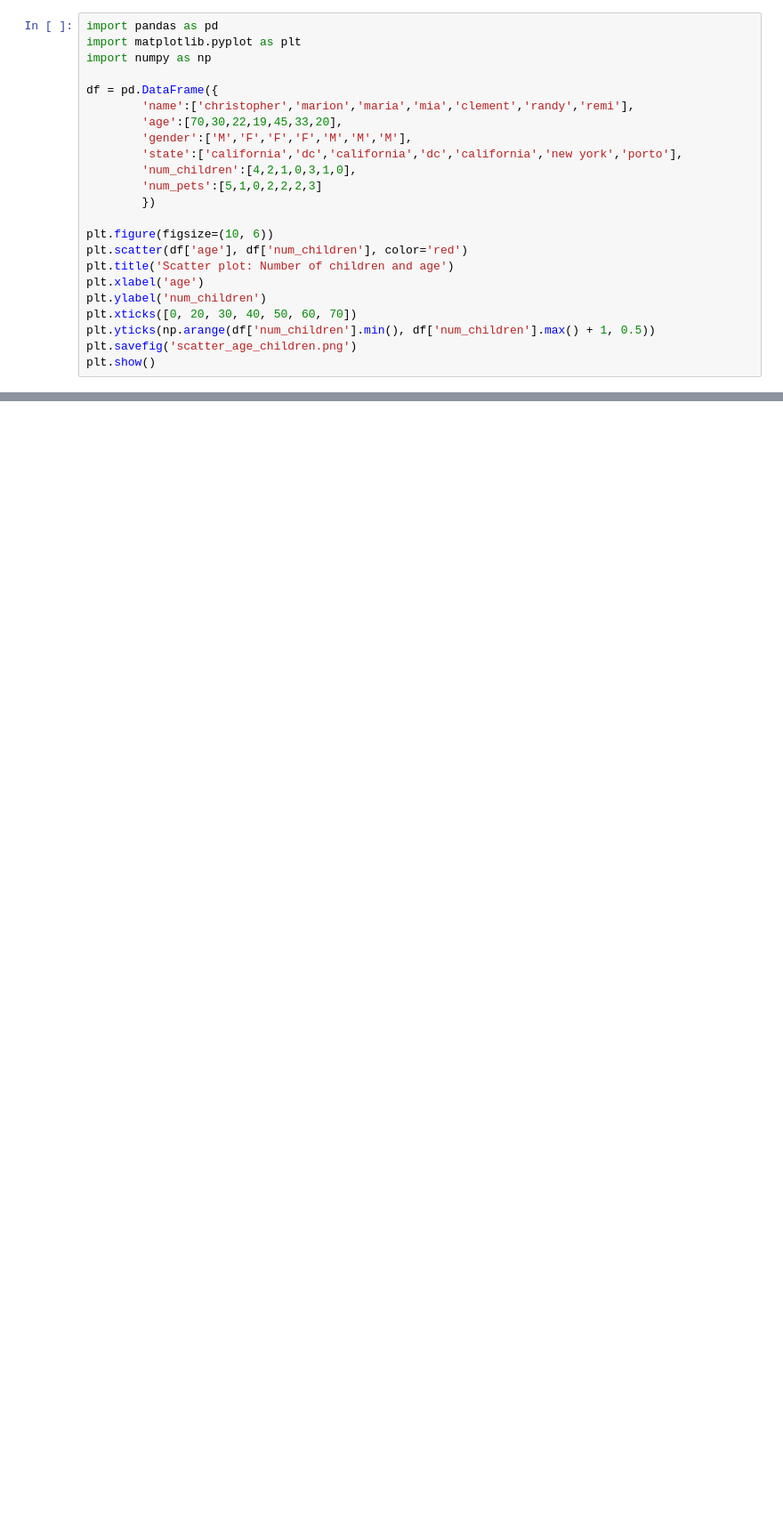
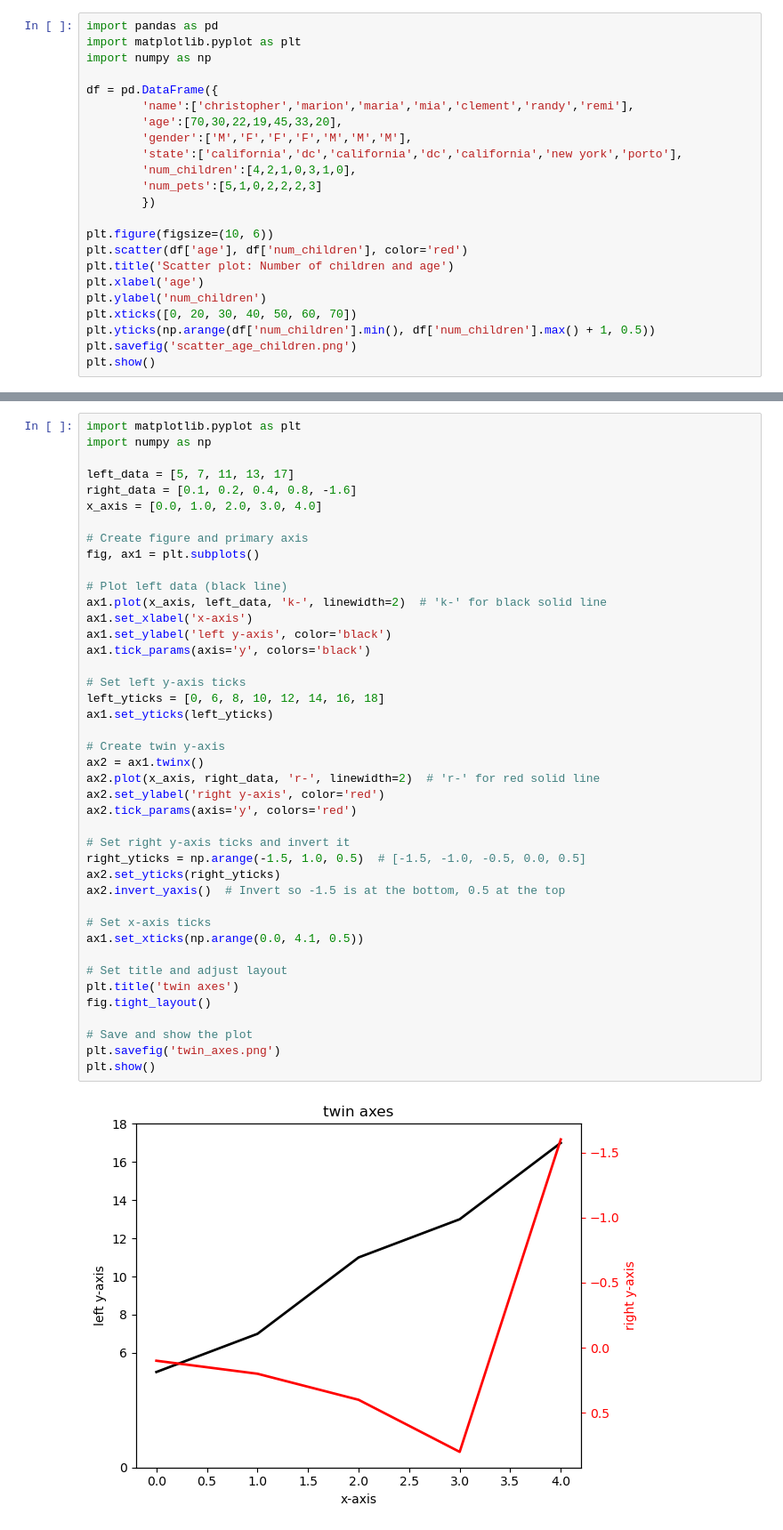
Before and after one commit to hezronokwach/PlotPulse, a Jupyter notebook: Notebook1.ipynb, the cells around one changed output, grey strips where cells are left out. Shown: that part at 89% size. Drawn from its saved outputs; the diff is of its cells as text; blank space fills up the shorter version.

Commit message:
Clear notebook output and add twin axes plot

```diff
--- a/Notebook1.ipynb
+++ b/Notebook1.ipynb
@@ -72,0 +72,44 @@ plt.show()
+# %%
+import matplotlib.pyplot as plt
+import numpy as np
+
+left_data = [5, 7, 11, 13, 17]
+right_data = [0.1, 0.2, 0.4, 0.8, -1.6]
+x_axis = [0.0, 1.0, 2.0, 3.0, 4.0]
+
+# Create figure and primary axis
+fig, ax1 = plt.subplots()
+
+# Plot left data (black line)
+ax1.plot(x_axis, left_data, 'k-', linewidth=2)  # 'k-' for black solid line
+ax1.set_xlabel('x-axis')
+ax1.set_ylabel('left y-axis', color='black')
+ax1.tick_params(axis='y', colors='black')
+
+# Set left y-axis ticks
+left_yticks = [0, 6, 8, 10, 12, 14, 16, 18]
+ax1.set_yticks(left_yticks)
+
+# Create twin y-axis
+ax2 = ax1.twinx()
+ax2.plot(x_axis, right_data, 'r-', linewidth=2)  # 'r-' for red solid line
+ax2.set_ylabel('right y-axis', color='red')
+ax2.tick_params(axis='y', colors='red')
+
+# Set right y-axis ticks and invert it
+right_yticks = np.arange(-1.5, 1.0, 0.5)  # [-1.5, -1.0, -0.5, 0.0, 0.5]
+ax2.set_yticks(right_yticks)
+ax2.invert_yaxis()  # Invert so -1.5 is at the bottom, 0.5 at the top
+
+# Set x-axis ticks
+ax1.set_xticks(np.arange(0.0, 4.1, 0.5))
+
+# Set title and adjust layout
+plt.title('twin axes')
+fig.tight_layout()
+
+# Save and show the plot
+plt.savefig('twin_axes.png')
+plt.show()
+# %% [output]
+[figure, added]
```
Also changed, not shown: parts of 1 cell of this notebook.
